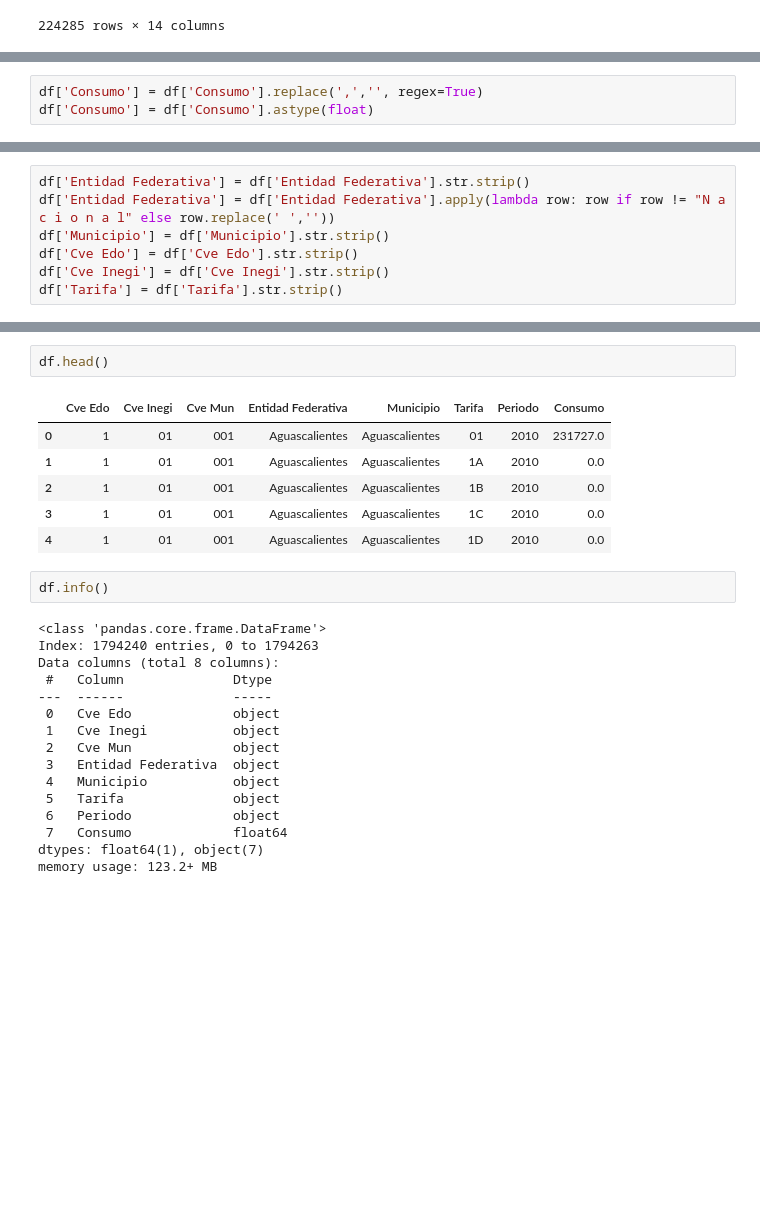
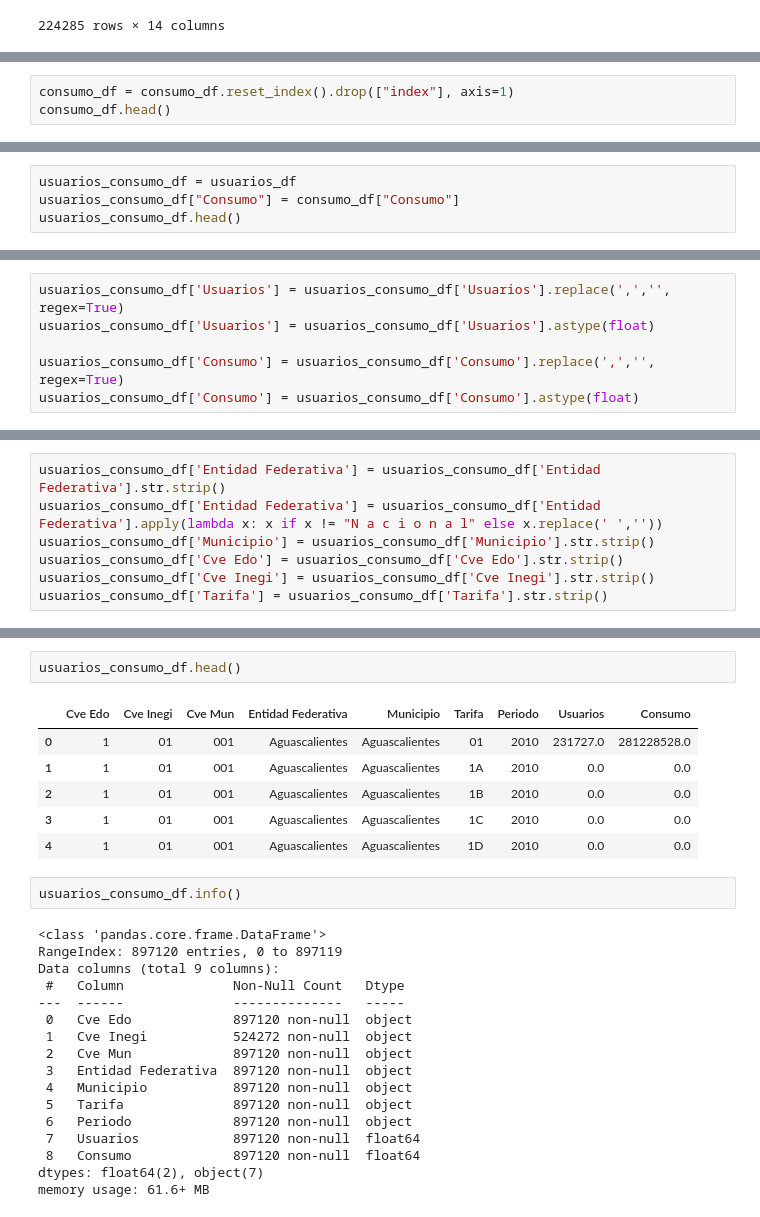
Before and after one commit to SaulPuente/data-mining-class, a Jupyter notebook: practica_2.ipynb, the cells around one changed output, grey strips where cells are left out. Cells and saved outputs as stored; diff of their text form; blank space fills up the shorter version.

```diff
--- a/practica_2.ipynb
+++ b/practica_2.ipynb
@@ -231,0 +300,3 @@ df.head()
+# %%
+consumo_df = consumo_df.reset_index().drop(["index"], axis=1)
+consumo_df.head()
@@ -231,0 +310,4 @@ df.head()
+# %%
+usuarios_consumo_df = usuarios_df
+usuarios_consumo_df["Consumo"] = consumo_df["Consumo"]
+usuarios_consumo_df.head()
@@ -250,3 +342,6 @@ memory usage: 123.2+ MB
 # %%
-df['Consumo'] = df['Consumo'].replace(',','', regex=True)
-df['Consumo'] = df['Consumo'].astype(float)
+usuarios_consumo_df['Usuarios'] = usuarios_consumo_df['Usuarios'].replace(',','', regex=True)
+usuarios_consumo_df['Usuarios'] = usuarios_consumo_df['Usuarios'].astype(float)
+
+usuarios_consumo_df['Consumo'] = usuarios_consumo_df['Consumo'].replace(',','', regex=True)
+usuarios_consumo_df['Consumo'] = usuarios_consumo_df['Consumo'].astype(float)
@@ -273,10 +366,10 @@ array(['Aguascalientes                                    ',
        'Zacatecas                                         ',
        'N a c i o n a l                                   '], dtype=object)
 # %%
-df['Entidad Federativa'] = df['Entidad Federativa'].str.strip()
-df['Entidad Federativa'] = df['Entidad Federativa'].apply(lambda row: row if row != "N a c i o n a l" else row.replace(' ',''))
-df['Municipio'] = df['Municipio'].str.strip()
-df['Cve Edo'] = df['Cve Edo'].str.strip()
-df['Cve Inegi'] = df['Cve Inegi'].str.strip()
-df['Tarifa'] = df['Tarifa'].str.strip()
+usuarios_consumo_df['Entidad Federativa'] = usuarios_consumo_df['Entidad Federativa'].str.strip()
+usuarios_consumo_df['Entidad Federativa'] = usuarios_consumo_df['Entidad Federativa'].apply(lambda x: x if x != "N a c i o n a l" else x.replace(' ',''))
+usuarios_consumo_df['Municipio'] = usuarios_consumo_df['Municipio'].str.strip()
+usuarios_consumo_df['Cve Edo'] = usuarios_consumo_df['Cve Edo'].str.strip()
+usuarios_consumo_df['Cve Inegi'] = usuarios_consumo_df['Cve Inegi'].str.strip()
+usuarios_consumo_df['Tarifa'] = usuarios_consumo_df['Tarifa'].str.strip()
 # %%
@@ -292,29 +385,30 @@ array(['Aguascalientes', 'Baja California', 'Baja California Sur',
        'Veracruz de Ignacio de la Llave', 'Yucatan', 'Zacatecas',
        'Nacional'], dtype=object)
 # %%
-df.head()
+usuarios_consumo_df.head()
 # %% [output]
-|  | Cve Edo | Cve Inegi | Cve Mun | Entidad Federativa | Municipio | Tarifa | Periodo | Consumo |
-| 0 | 1 | 01 | 001 | Aguascalientes | Aguascalientes | 01 | 2010 | 231727.0 |
-| 1 | 1 | 01 | 001 | Aguascalientes | Aguascalientes | 1A | 2010 | 0.0 |
-| 2 | 1 | 01 | 001 | Aguascalientes | Aguascalientes | 1B | 2010 | 0.0 |
-| 3 | 1 | 01 | 001 | Aguascalientes | Aguascalientes | 1C | 2010 | 0.0 |
-| 4 | 1 | 01 | 001 | Aguascalientes | Aguascalientes | 1D | 2010 | 0.0 |
+|  | Cve Edo | Cve Inegi | Cve Mun | Entidad Federativa | Municipio | Tarifa | Periodo | Usuarios | Consumo |
+| 0 | 1 | 01 | 001 | Aguascalientes | Aguascalientes | 01 | 2010 | 231727.0 | 281228528.0 |
+| 1 | 1 | 01 | 001 | Aguascalientes | Aguascalientes | 1A | 2010 | 0.0 | 0.0 |
+| 2 | 1 | 01 | 001 | Aguascalientes | Aguascalientes | 1B | 2010 | 0.0 | 0.0 |
+| 3 | 1 | 01 | 001 | Aguascalientes | Aguascalientes | 1C | 2010 | 0.0 | 0.0 |
+| 4 | 1 | 01 | 001 | Aguascalientes | Aguascalientes | 1D | 2010 | 0.0 | 0.0 |
 # %%
-df.info()
+usuarios_consumo_df.info()
 # %% [output]
 <class 'pandas.core.frame.DataFrame'>
-Index: 1794240 entries, 0 to 1794263
-Data columns (total 8 columns):
- #   Column              Dtype
----  ------              -----
- 0   Cve Edo             object
- 1   Cve Inegi           object
- 2   Cve Mun             object
- 3   Entidad Federativa  object
- 4   Municipio           object
- 5   Tarifa              object
- 6   Periodo             object
- 7   Consumo             float64
-dtypes: float64(1), object(7)
-memory usage: 123.2+ MB
+RangeIndex: 897120 entries, 0 to 897119
+Data columns (total 9 columns):
+ #   Column              Non-Null Count   Dtype
+---  ------              --------------   -----
+ 0   Cve Edo             897120 non-null  object
+ 1   Cve Inegi           524272 non-null  object
+ 2   Cve Mun             897120 non-null  object
+ 3   Entidad Federativa  897120 non-null  object
+ 4   Municipio           897120 non-null  object
+ 5   Tarifa              897120 non-null  object
+ 6   Periodo             897120 non-null  object
+ 7   Usuarios            897120 non-null  float64
+ 8   Consumo             897120 non-null  float64
+dtypes: float64(2), object(7)
+memory usage: 61.6+ MB
```
Also changed, not shown: parts of 25 cells of this notebook, 3 other files.
